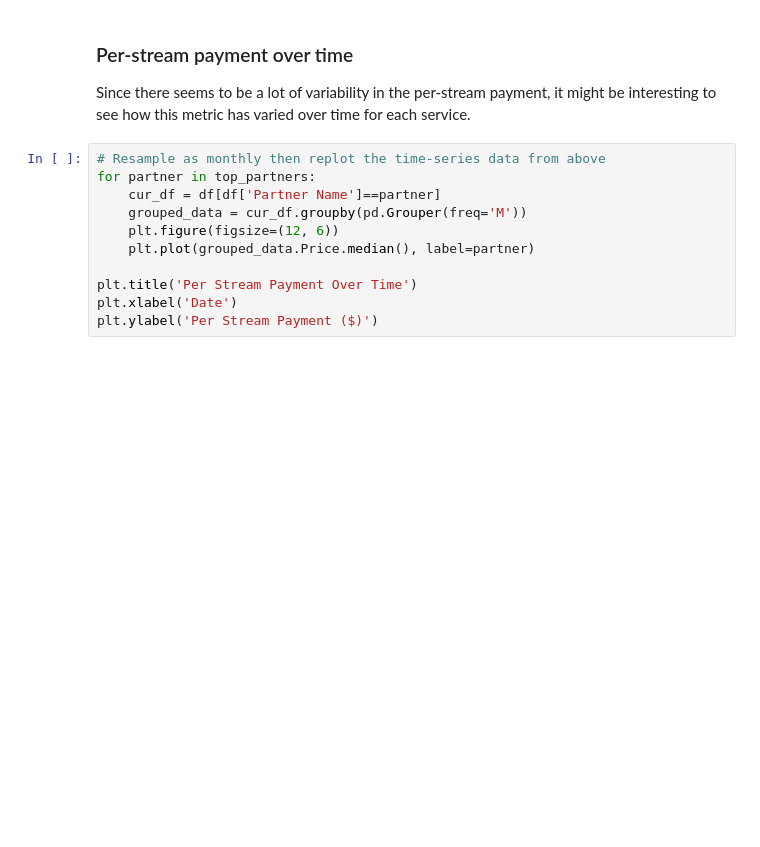
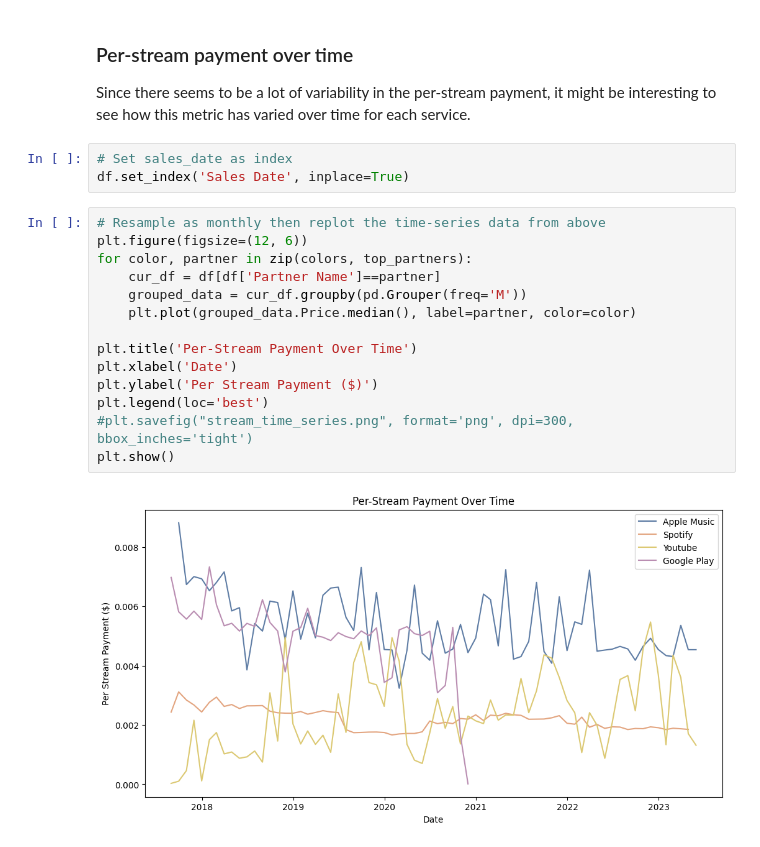
Before and after one commit to nolaneley/analysis_my_streaming_royalties, a Jupyter notebook: royalty_analysis.ipynb, the cells around one changed output. Saved outputs shown, nothing was run; the diff lists cells and outputs as text; blank space fills up the shorter version.

```diff
--- a/royalty_analysis.ipynb
+++ b/royalty_analysis.ipynb
@@ -150,15 +223,23 @@ AttributeError: module 'scipy.stats' has no attribute 'multipletests'
 # %% [markdown]
 ### Per-stream payment over time
 Since there seems to be a lot of variability in the per-stream payment, it might be interesting to see how this metric has varied over time for each service.
+# %%
+# Set sales_date as index
+df.set_index('Sales Date', inplace=True)
 # %%
 # Resample as monthly then replot the time-series data from above
-for partner in top_partners:
+plt.figure(figsize=(12, 6))
+for color, partner in zip(colors, top_partners):
     cur_df = df[df['Partner Name']==partner]
     grouped_data = cur_df.groupby(pd.Grouper(freq='M'))
-    plt.figure(figsize=(12, 6))
-    plt.plot(grouped_data.Price.median(), label=partner)
+    plt.plot(grouped_data.Price.median(), label=partner, color=color)
 
-plt.title('Per Stream Payment Over Time')
+plt.title('Per-Stream Payment Over Time')
 plt.xlabel('Date')
 plt.ylabel('Per Stream Payment ($)')
+plt.legend(loc='best')
+#plt.savefig("stream_time_series.png", format='png', dpi=300, bbox_inches='tight')
+plt.show()
+# %% [output]
+[figure, added]
 # %% [markdown]
```
Also changed, not shown: parts of 18 cells of this notebook, 11 other files.
